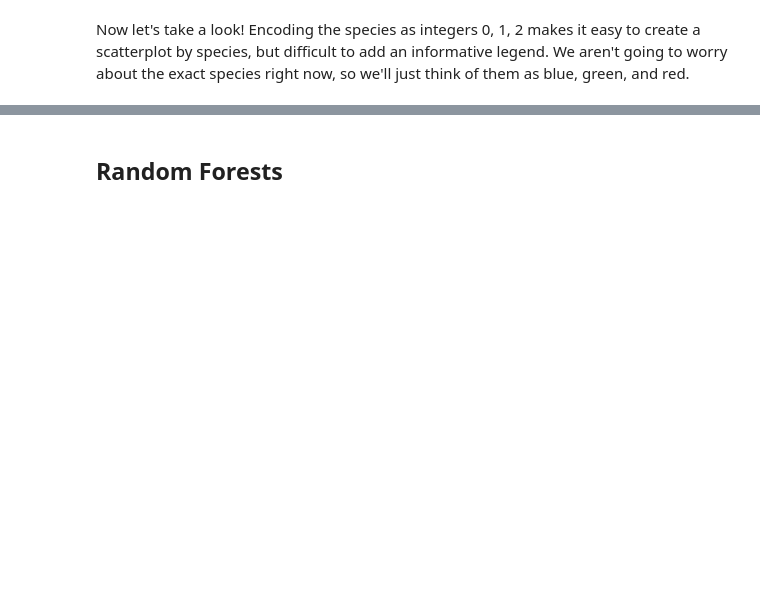
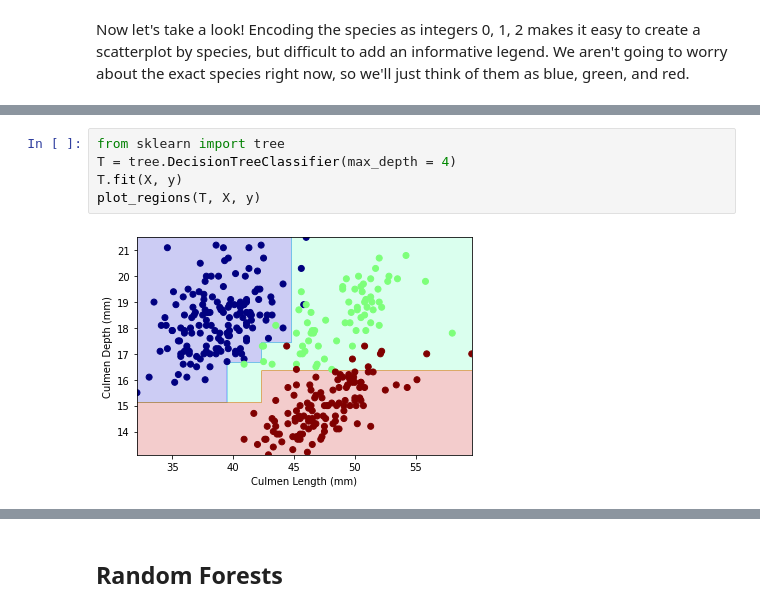
Before and after one commit to PhilChodrow/PIC16A, a Jupyter notebook: live_lectures/live-lecture-22.ipynb, the cells around one changed output, grey strips where cells are left out. Drawn from its saved outputs; the diff is of its cells as text; blank space fills up the shorter version.

```diff
--- a/live_lectures/live-lecture-22.ipynb
+++ b/live_lectures/live-lecture-22.ipynb
@@ -172,4 +193,11 @@ T = tree.DecisionTreeClassifier(max_depth = 2)
 plot_regions(T, X, y)
 # %% [output]
 [figure]
+# %%
+from sklearn import tree
+T = tree.DecisionTreeClassifier(max_depth = 4)
+T.fit(X, y)
+plot_regions(T, X, y)
+# %% [output]
+[figure, added]
 # %%
```
Also changed, not shown: parts of 39 cells of this notebook.
